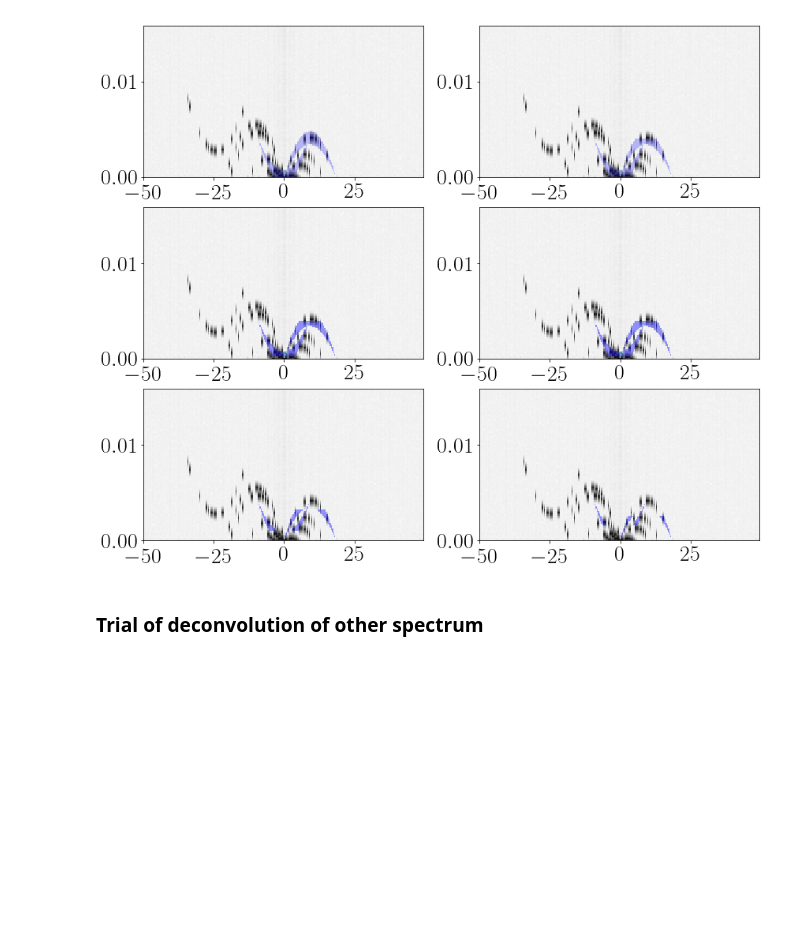
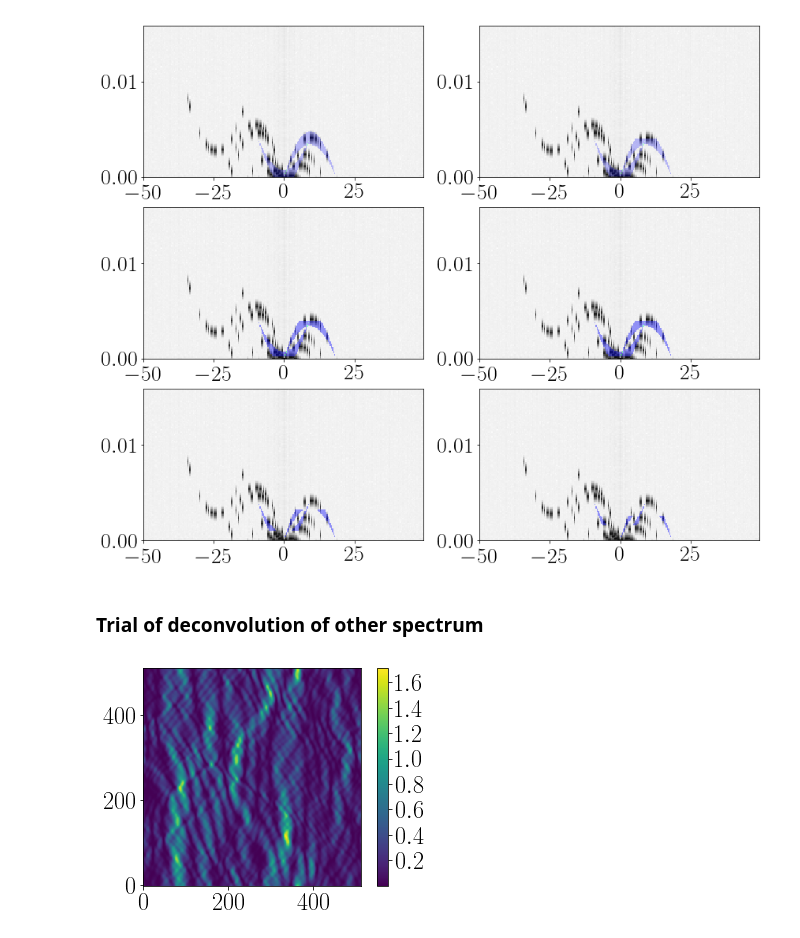
Before and after one commit to bdesy/b0834, a Jupyter notebook: notebooks/18_simulated_data.ipynb, the cells around one changed output. Cells and saved outputs as stored; diff of their text form; code cells hidden in the pictures; blank space fills up the shorter version.

Commit message:
added other dynamic spectrum to simulated data

```diff
--- a/notebooks/18_simulated_data.ipynb
+++ b/notebooks/18_simulated_data.ipynb
@@ -683,3 +683,11 @@ plt.show()
 [figure]
 # %% [markdown]
 ### Trial of deconvolution of other spectrum
+# %%
+other_ds = np.fromfile('/mnt/scratch-lustre/bdesy/b0834/data/from_outside/simulation/dynamic-spectrum.single-screen.512X512.binary-float.as.1Darray').reshape(512,512).T
+# %%
+plt.imshow(other_ds, origin='lower')
+plt.colorbar()
+plt.show()
+# %% [output]
+[figure, added]
```
Also changed, not shown: parts of 8 cells of this notebook.
